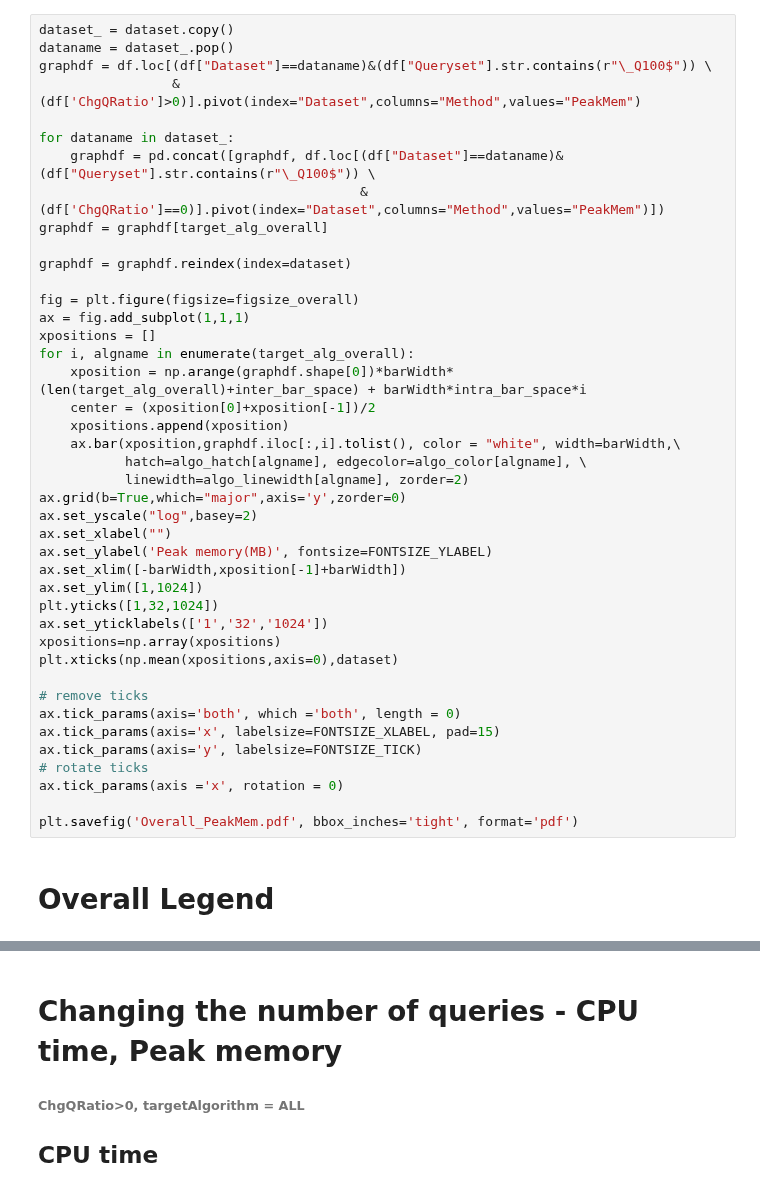
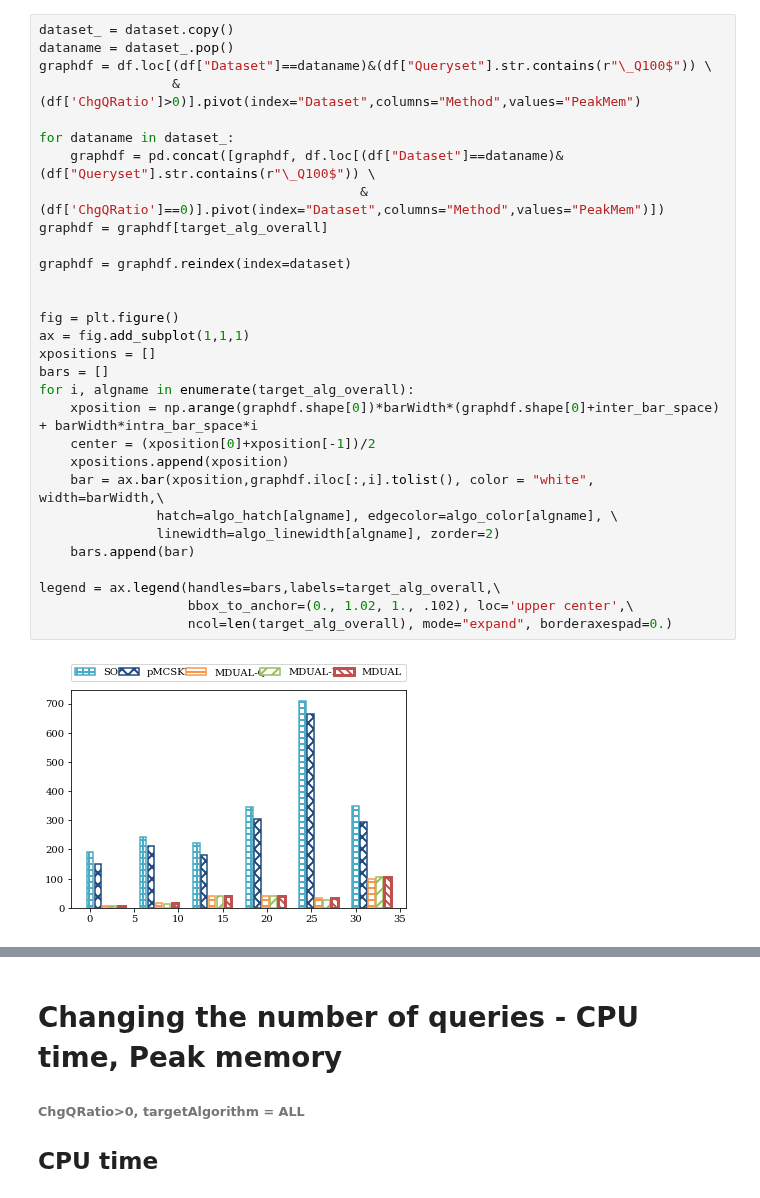
Before and after one commit to YoojuShin/SIGMOD2021LogScript, a Jupyter notebook: figure_script.ipynb, the cells around one changed output, grey strips where cells are left out. Drawn from its saved outputs; the diff is of its cells as text.

```diff
--- a/figure_script.ipynb
+++ b/figure_script.ipynb
@@ -234,44 +378,32 @@ KeyError: "None of [Index(['SOP', 'pMCSKY', 'OURS'], dtype='object', name='Metho
 # %%
 dataset_ = dataset.copy()
 dataname = dataset_.pop()
 graphdf = df.loc[(df["Dataset"]==dataname)&(df["Queryset"].str.contains(r"\_Q100$")) \
                  & (df['ChgQRatio']>0)].pivot(index="Dataset",columns="Method",values="PeakMem")
 
 for dataname in dataset_:
     graphdf = pd.concat([graphdf, df.loc[(df["Dataset"]==dataname)&(df["Queryset"].str.contains(r"\_Q100$")) \
                                          & (df['ChgQRatio']==0)].pivot(index="Dataset",columns="Method",values="PeakMem")])
 graphdf = graphdf[target_alg_overall]
 
 graphdf = graphdf.reindex(index=dataset)
 
-fig = plt.figure(figsize=figsize_overall)
+
+fig = plt.figure()
 ax = fig.add_subplot(1,1,1)
 xpositions = []
+bars = []
 for i, algname in enumerate(target_alg_overall):
-    xposition = np.arange(graphdf.shape[0])*barWidth*(len(target_alg_overall)+inter_bar_space) + barWidth*intra_bar_space*i
+    xposition = np.arange(graphdf.shape[0])*barWidth*(graphdf.shape[0]+inter_bar_space) + barWidth*intra_bar_space*i
     center = (xposition[0]+xposition[-1])/2
     xpositions.append(xposition)
-    ax.bar(xposition,graphdf.iloc[:,i].tolist(), color = "white", width=barWidth,\
-           hatch=algo_hatch[algname], edgecolor=algo_color[algname], \
-           linewidth=algo_linewidth[algname], zorder=2)
-ax.grid(b=True,which="major",axis='y',zorder=0)
-ax.set_yscale("log",basey=2)
-ax.set_xlabel("")
-ax.set_ylabel('Peak memory(MB)', fontsize=FONTSIZE_YLABEL)
-ax.set_xlim([-barWidth,xposition[-1]+barWidth])
-ax.set_ylim([1,1024])
-plt.yticks([1,32,1024])
-ax.set_yticklabels(['1','32','1024'])
-xpositions=np.array(xpositions)
-plt.xticks(np.mean(xpositions,axis=0),dataset)
+    bar = ax.bar(xposition,graphdf.iloc[:,i].tolist(), color = "white", width=barWidth,\
+               hatch=algo_hatch[algname], edgecolor=algo_color[algname], \
+               linewidth=algo_linewidth[algname], zorder=2)
+    bars.append(bar)
 
-# remove ticks
-ax.tick_params(axis='both', which ='both', length = 0)
-ax.tick_params(axis='x', labelsize=FONTSIZE_XLABEL, pad=15)
-ax.tick_params(axis='y', labelsize=FONTSIZE_TICK)
-# rotate ticks
-ax.tick_params(axis ='x', rotation = 0)
-
-plt.savefig('Overall_PeakMem.pdf', bbox_inches='tight', format='pdf')
+legend = ax.legend(handles=bars,labels=target_alg_overall,\
+                   bbox_to_anchor=(0., 1.02, 1., .102), loc='upper center',\
+                   ncol=len(target_alg_overall), mode="expand", borderaxespad=0.)
+# %% [output]
+[figure, added]
-# %% [markdown]
-# Overall Legend
```
Also changed, not shown: parts of 32 cells of this notebook.
